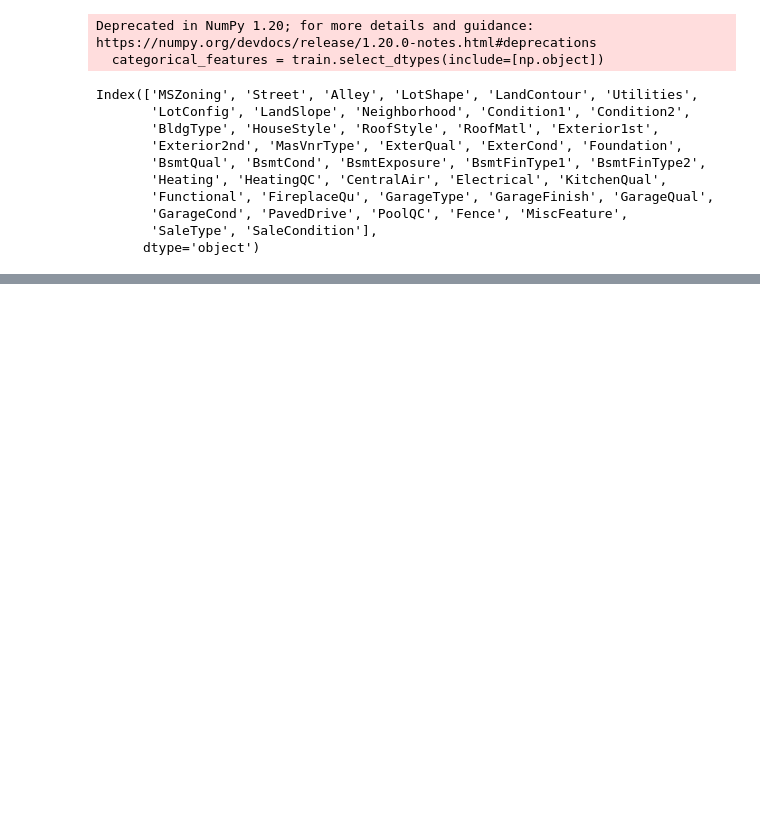
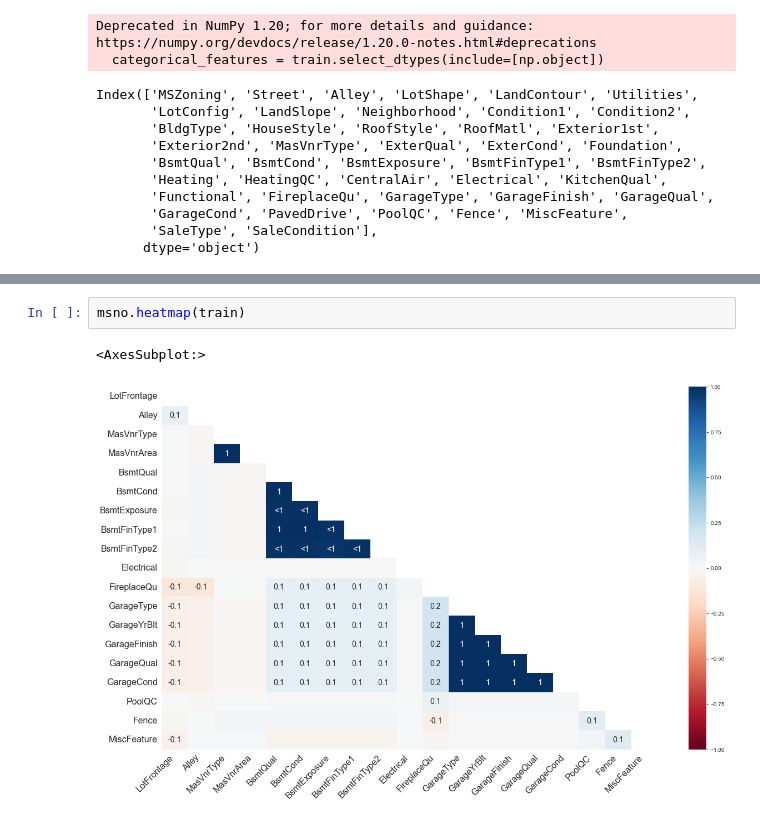
Before and after one commit to KamiLimu1/Data_Science2022, a Jupyter notebook: TutorialOnExplanatoryDataAnalysis.ipynb, the cells around one changed output, grey strips where cells are left out. Drawn from its saved outputs; the diff is of its cells as text; blank space fills up the shorter version.

Commit message:
Creating plots to visualise the data

```diff
--- a/TutorialOnExplanatoryDataAnalysis.ipynb
+++ b/TutorialOnExplanatoryDataAnalysis.ipynb
@@ -86,0 +87,5 @@ msno.matrix(train.sample(250))
+# %%
+msno.heatmap(train)
+# %% [output]
+<AxesSubplot:>
+[figure, added]
```
Also changed, not shown: parts of 3 cells of this notebook.
